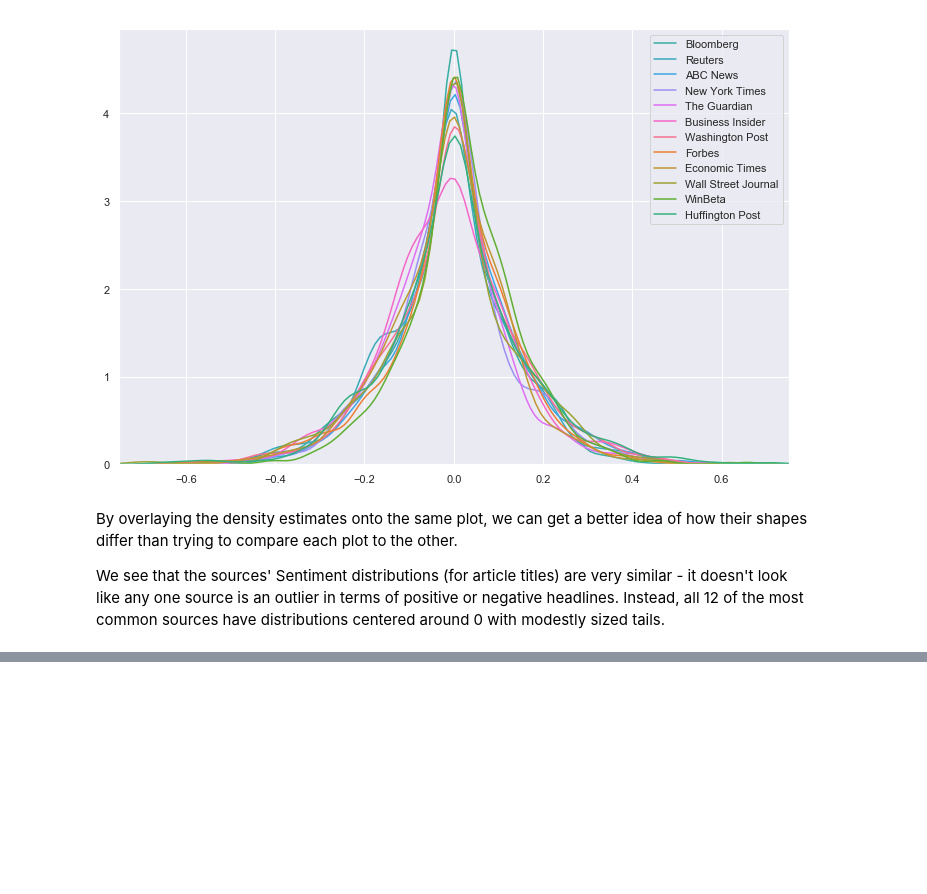
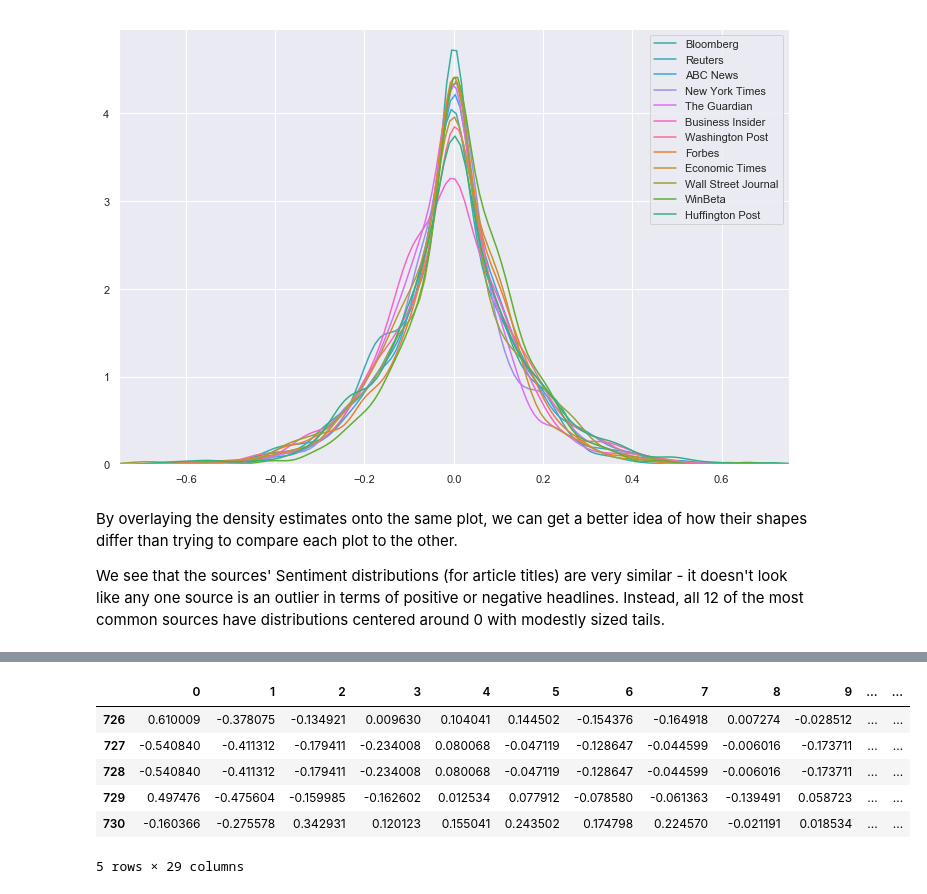
Before and after one commit to chambliss/Notebooks, a Jupyter notebook: Word2Vec_News_Analysis.ipynb, the cells around one changed output, grey strips where cells are left out. Drawn from its saved outputs; the diff is of its cells as text; code cells hidden in the pictures; blank space fills up the shorter version.

Commit message:
Began building regression model to predict article popularity

```diff
--- a/Word2Vec_News_Analysis.ipynb
+++ b/Word2Vec_News_Analysis.ipynb
@@ -341,0 +326,17 @@ Name: PublishDate, dtype: object
+# %%
+import datetime
+
+# Convert publish date column to make it compatible with other datetime objects
+
+main_data['PublishDate'] = pd.to_datetime(main_data['PublishDate'])
+
+# Time since Linux Epoch
+t = datetime.datetime(1970, 1, 1)
+
+# Subtract this time from each article's publish date
+main_data['TimeSinceEpoch'] = main_data['PublishDate'] - t
+
+# Create another column for just the days from the timedelta objects
+main_data['DaysSinceEpoch'] = main_data['TimeSinceEpoch'].astype('timedelta64[D]')
+
+main_data['TimeSinceEpoch'].describe()
@@ -429,0 +399,26 @@ features. I'll also be cleaning up the previous two sections.
+# %%
+from sklearn.decomposition import PCA
+
+pca = PCA(n_components=15, random_state=10)
+
+# x is the array with our 300-dimensional vectors
+reduced_vecs = pca.fit_transform(x)
+# %%
+df_w_vectors = pd.DataFrame(reduced_vecs)
+
+df_w_vectors['Title'] = titles_list
+
+main_w_vectors = pd.concat((df_w_vectors, main_data), axis=1)
+
+# Get rid of vectors that couldn't be matched with the main_df
+main_w_vectors.dropna(axis=0, inplace=True)
+
+main_w_vectors.head()
+# %% [output]
+|  | 0 | 1 | 2 | 3 | 4 | 5 | 6 | 7 | 8 | 9 | ... | ... |
+| 726 | 0.610009 | -0.378075 | -0.134921 | 0.009630 | 0.104041 | 0.144502 | -0.154376 | -0.164918 | 0.007274 | -0.028512 | ... | ... |
+| 727 | -0.540840 | -0.411312 | -0.179411 | -0.234008 | 0.080068 | -0.047119 | -0.128647 | -0.044599 | -0.006016 | -0.173711 | ... | ... |
+| 728 | -0.540840 | -0.411312 | -0.179411 | -0.234008 | 0.080068 | -0.047119 | -0.128647 | -0.044599 | -0.006016 | -0.173711 | ... | ... |
+| 729 | 0.497476 | -0.475604 | -0.159985 | -0.162602 | 0.012534 | 0.077912 | -0.078580 | -0.061363 | -0.139491 | 0.058723 | ... | ... |
+| 730 | -0.160366 | -0.275578 | 0.342931 | 0.120123 | 0.155041 | 0.243502 | 0.174798 | 0.224570 | -0.021191 | 0.018534 | ... | ... |
+5 rows × 29 columns
```
Also changed, not shown: parts of 29 cells of this notebook.
